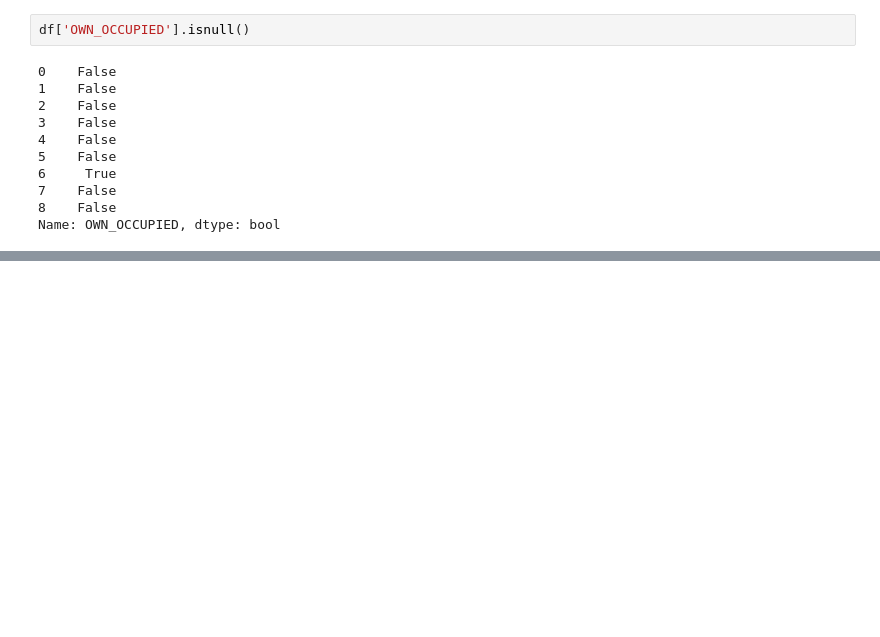
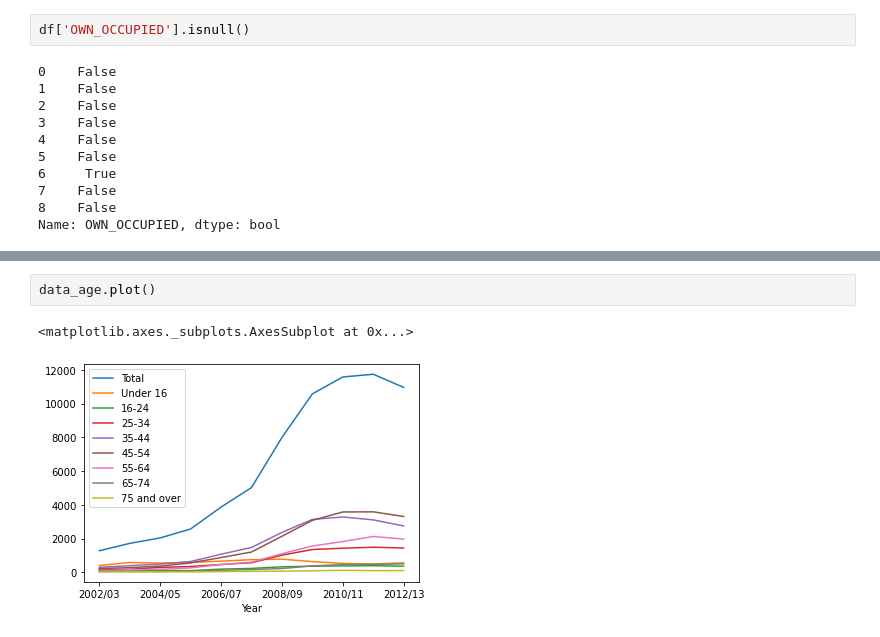
Before and after one commit to pramudityad/h8-48, a Jupyter notebook: sec6.ipynb, the cells around one changed output, grey strips where cells are left out. Saved outputs shown, nothing was run; the diff lists cells and outputs as text; blank space fills up the shorter version.

```diff
--- a/sec6.ipynb
+++ b/sec6.ipynb
@@ -170,0 +235,5 @@ dtype: int64
+# %%
+data_age.plot()
+# %% [output]
+<matplotlib.axes._subplots.AxesSubplot at 0x...>
+[figure, added]
```
Also changed, not shown: parts of 40 cells of this notebook, 12 other files.
